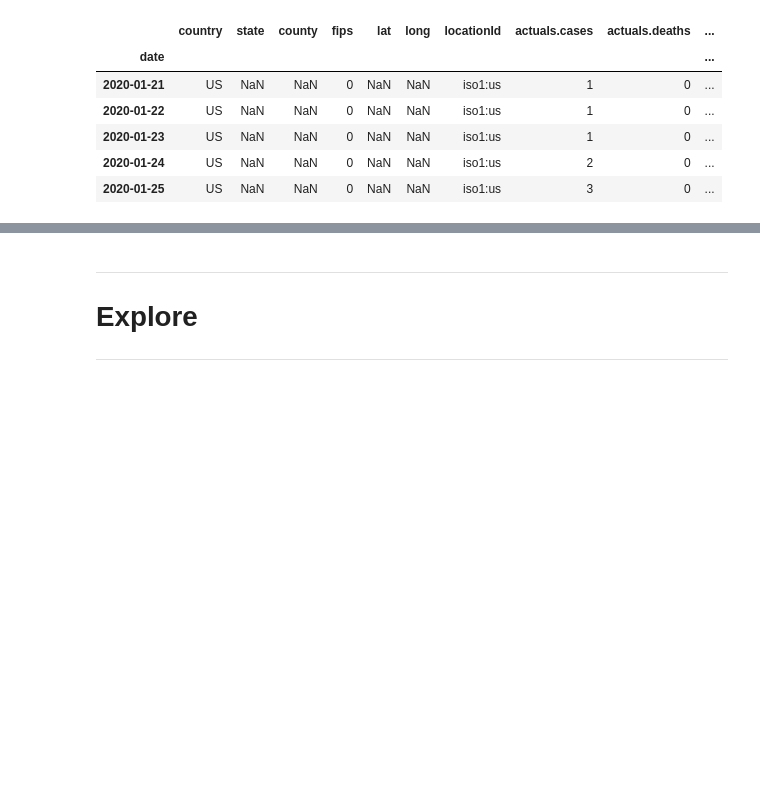
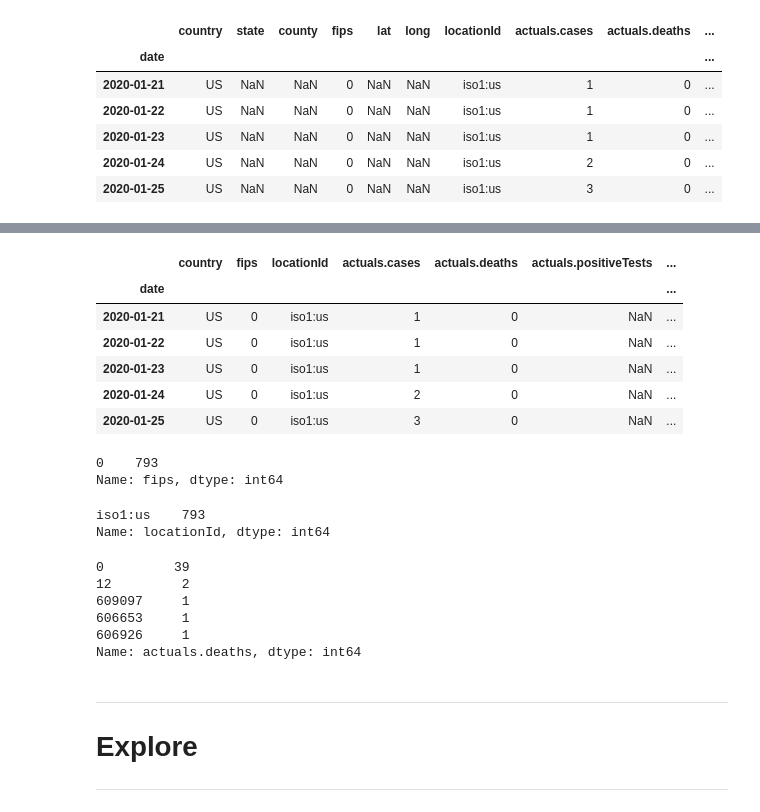
Before and after one commit to JeanetteSchulz/Covid_Analysis, a Jupyter notebook: Jeanettes_Project_Workbook.ipynb, the cells around one changed output, grey strips where cells are left out. Drawn from its saved outputs; the diff is of its cells as text; code cells hidden in the pictures; blank space fills up the shorter version.

Commit message:
dropped some columns during prep

```diff
--- a/Jeanettes_Project_Workbook.ipynb
+++ b/Jeanettes_Project_Workbook.ipynb
@@ -78,0 +79,13 @@ dtype: int64
+# %%
+# There are some columns with no data, so I'm gonna drop those
+covid.drop(columns=['state',
+                   'county',
+                   'lat',
+                   'long',
+                   'unused1',
+                   'unused2',
+                   'metrics.testPositivityRatioDetails',
+                   'unused3',
+                   'unused4'], inplace=True)
+
+covid.isna().sum()
@@ -78,0 +110,12 @@ dtype: int64
+# %%
+# Now I'll drop those columns missing more than half thier data
+covid.drop(columns=['actuals.vaccinesDistributed',
+                   'actuals.vaccinationsInitiated',
+                   'actuals.vaccinationsCompleted',
+                   'metrics.vaccinationsInitiatedRatio',
+                   'metrics.vaccinationsCompletedRatio',
+                   'actuals.vaccinesAdministered',
+                   'actuals.vaccinationsAdditionalDose',
+                   'metrics.vaccinationsAdditionalDoseRatio'], inplace=True)
+
+covid.isna().sum()
@@ -78,0 +140,33 @@ dtype: int64
+# %%
+covid.head()
+# %% [output]
+|  | country | fips | locationId | actuals.cases | actuals.deaths | actuals.positiveTests | ... |
+| date |  |  |  |  |  |  | ... |
+| 2020-01-21 | US | 0 | iso1:us | 1 | 0 | NaN | ... |
+| 2020-01-22 | US | 0 | iso1:us | 1 | 0 | NaN | ... |
+| 2020-01-23 | US | 0 | iso1:us | 1 | 0 | NaN | ... |
+| 2020-01-24 | US | 0 | iso1:us | 2 | 0 | NaN | ... |
+| 2020-01-25 | US | 0 | iso1:us | 3 | 0 | NaN | ... |
+# %%
+# Is there a need for fips?
+# It looks like there is only one value so it should be safe to drop
+covid.fips.value_counts()
+# %% [output]
+0    793
+Name: fips, dtype: int64
+# %%
+# Can I drop location too?
+covid.locationId.value_counts()
+# %% [output]
+iso1:us    793
+Name: locationId, dtype: int64
+# %%
+# Does 'actuals.deaths' have variety?
+covid['actuals.deaths'].value_counts().head()
+# %% [output]
+0         39
+12         2
+609097     1
+606653     1
+606926     1
+Name: actuals.deaths, dtype: int64
```
Also changed, not shown: parts of 7 cells of this notebook.
